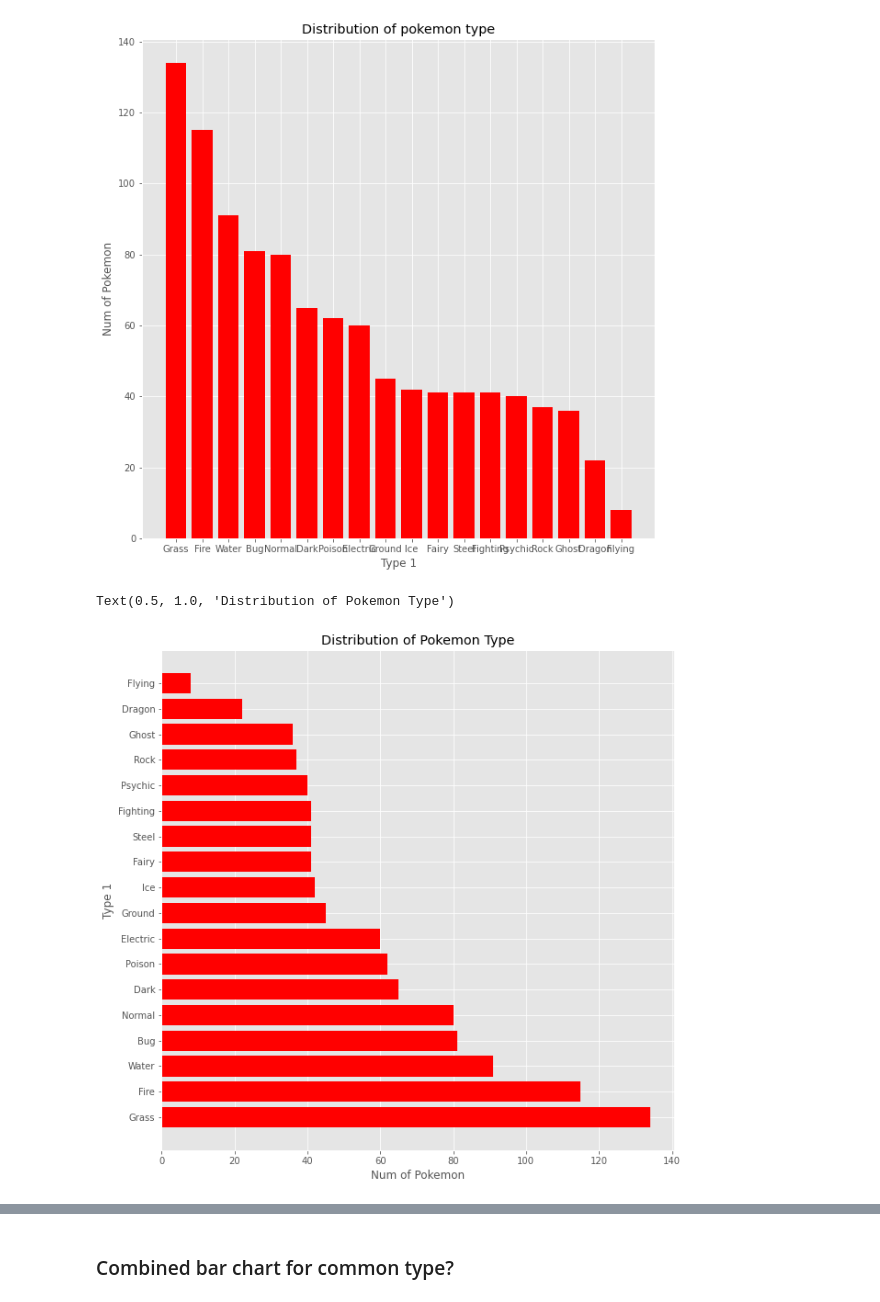
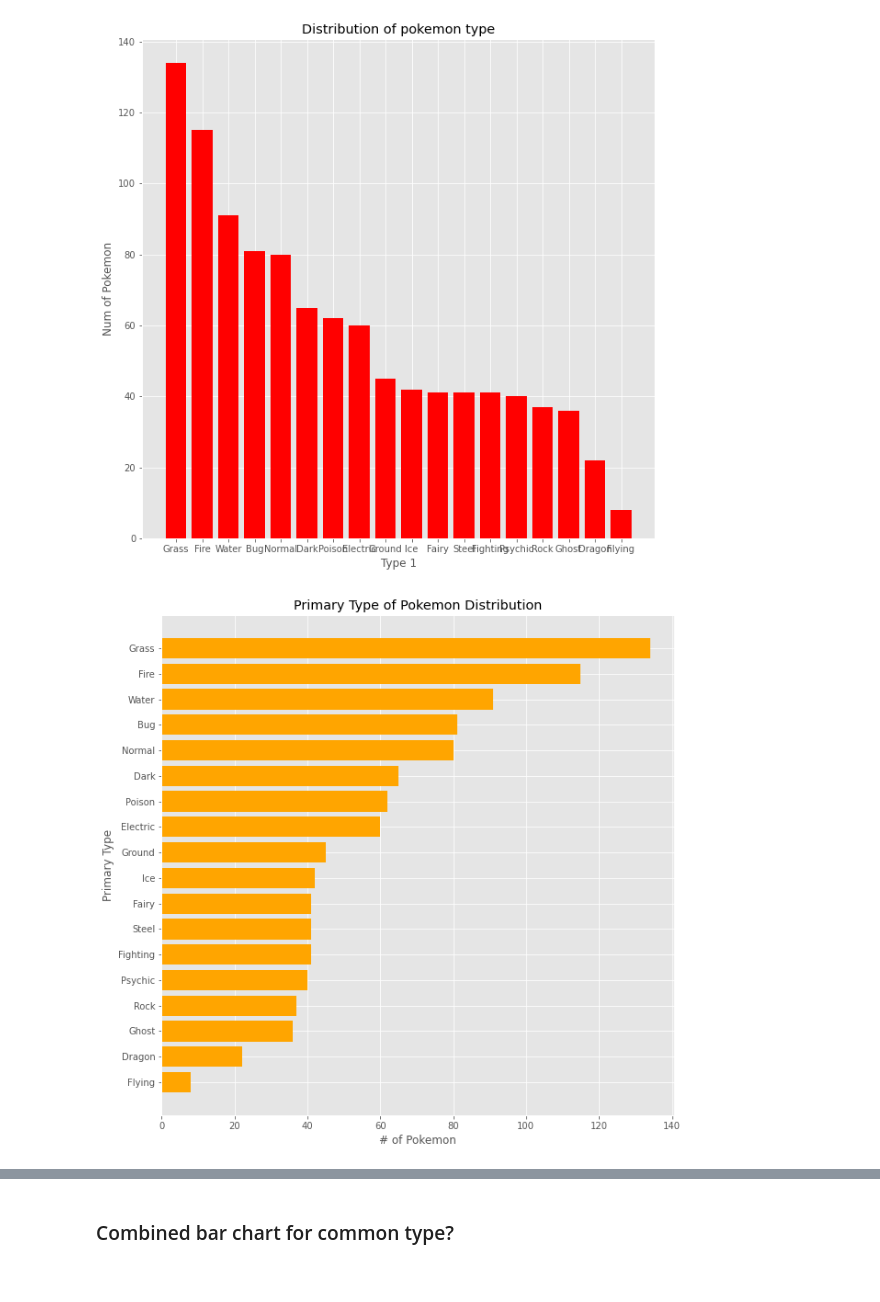
Before and after one commit to chloengnguyen/Are-Pokemon-Getting-Stronger, a Jupyter notebook: Testing.ipynb, the cells around one changed output, grey strips where cells are left out. Saved outputs shown, nothing was run; the diff lists cells and outputs as text; code cells hidden in the pictures.

```diff
--- a/Testing.ipynb
+++ b/Testing.ipynb
@@ -539,13 +540,16 @@ Text(0.5, 1.0, 'Distribution of pokemon type')
 # %%
 fig, ax = plt.subplots(figsize=(10,10))
 
 plt.barh(
     list(df.TYPE1.unique()),
     df.TYPE1.value_counts(),
-    color='red')
-plt.ylabel("Type 1")
-plt.xlabel("Num of Pokemon")
-plt.title("Distribution of Pokemon Type")
+    color='orange'
+
+)
+plt.gca().invert_yaxis() # Reverse the order
+plt.ylabel("Primary Type")
+plt.xlabel("# of Pokemon")
+plt.title("Primary Type of Pokemon Distribution")
+plt.savefig('single_type_pokemon')
 # %% [output]
-Text(0.5, 1.0, 'Distribution of Pokemon Type')
-[figure, old version]
+[figure, new version]
```
Also changed, not shown: parts of 6 cells of this notebook, 14 other files.
